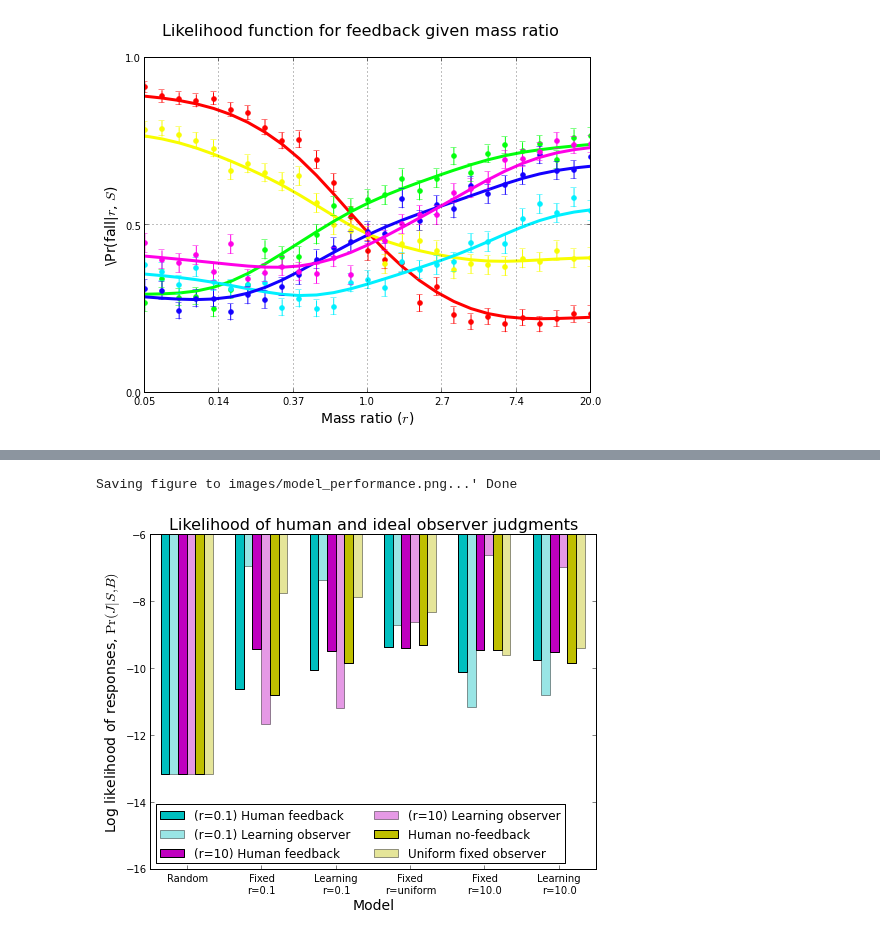
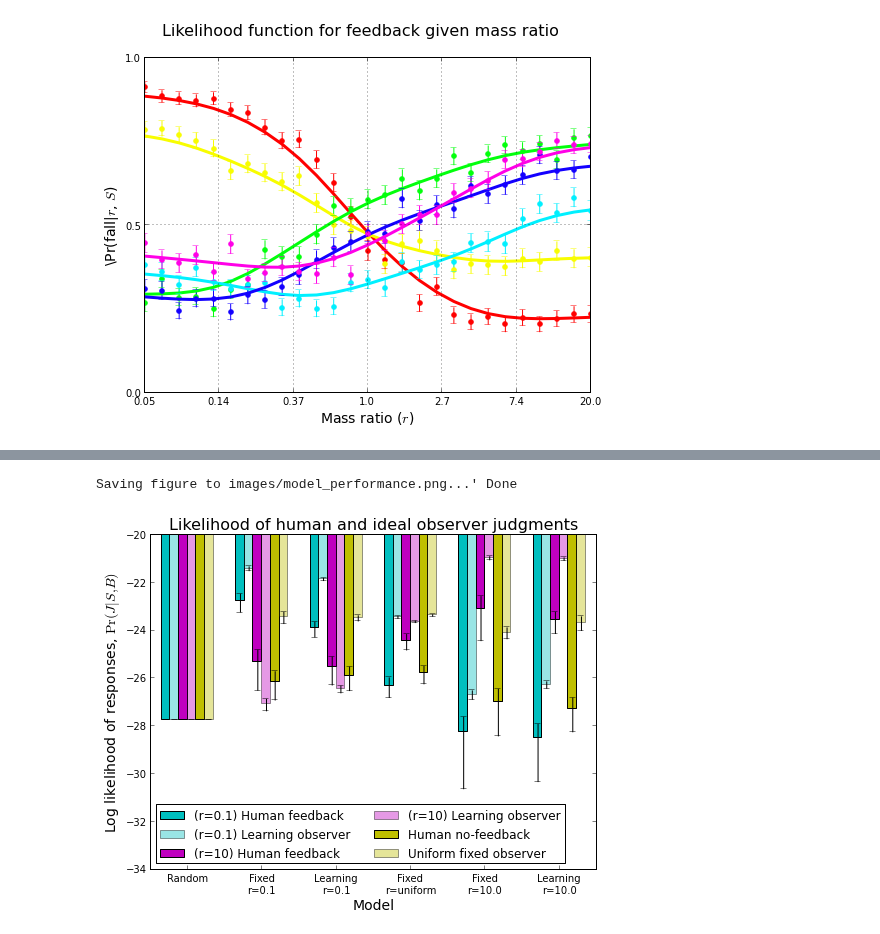
Before and after one commit to berkeley-cocosci/mass-inference, a Jupyter notebook: analysis/learning-analysis.ipynb, the cells around one changed output, grey strips where cells are left out. Saved outputs shown, nothing was run; the diff lists cells and outputs as text; code cells hidden in the pictures.

```diff
--- a/analysis/learning-analysis.ipynb
+++ b/analysis/learning-analysis.ipynb
@@ -238,11 +221,17 @@ def CI(data):
 	assert len(shape) == 2
 	info = []
 	for i in xrange(shape[1]):
-	    if data[cond][:, i].shape == (1,):
-		mean = lower = upper = data[cond][:, i][0]
+	    shape = data[cond][:, i].shape
+	    if shape == (1,):
+		mean = lower = upper = np.log(data[cond][:, i][0])
 	    else:
-		mean, (lower, upper) = bmvs(data[cond][:, i])[0]
-		mean = lower = upper = np.sum(data[cond][:, i])
+		#mean, (lower, upper) = bmvs(data[cond][:, i])[0]
+		mean = np.mean(data[cond][:, i])
+		sem = scipy.stats.sem(data[cond][:, i])
+		lower = np.log(mean - sem)
+		upper = np.log(mean + sem)
+		mean = np.log(mean)
+		# mean = lower = upper = np.sum(data[cond][:, i])
 	    info.append([mean, lower, upper])
 	stats.append(info)
     stats = np.swapaxes(np.array(stats), 0, 1)
@@ -254,7 +243,7 @@ ir01 = list(kappas).index(-1.0)
 reload(lat)
 
 # random model
-model_random = CI(lat.random_model_lh(conds, n_trial))
+model_random, = CI(lat.random_model_lh(conds, n_trial))
 # %%
 reload(lat)
 
@@ -276,20 +265,20 @@ model_learn01, model_learn10 = CI(lat.block_lh(
     experiment, feedback[[ir01, ir10]], ipe_samps, None, kappas, f_smooth=f_smooth))
 # %%
 # all the models
-models = np.array([
-    model_random,
-    model_true01,
-    model_learn01,
-    model_uniform,
-    model_true10,
-    model_learn10
-    ]).T
+models = np.concatenate([
+    model_random[None],
+    model_true01[None],
+    model_learn01[None],
+    model_uniform[None],
+    model_true10[None],
+    model_learn10[None]
+    ], axis=0).T
 # %%
 reload(lat)
 theta = np.log(np.eye(n_kappas))
 fb = np.empty((n_kappas, n_trial))*np.nan
 
-mean, upper, lower = CI(lat.block_lh(
+mean, lower, upper = CI(lat.block_lh(
     experiment, fb, ipe_samps, theta, kappas, f_smooth=f_smooth,
     f_average=False, f_round=False)).T
 # sums, = CI(lat.block_lh(
@@ -317,7 +306,7 @@ plt.xlabel("Fixed model mass ratio")
 plt.ylabel("Log likelihood of responses")
 plt.legend(loc=4, ncol=2, fontsize=12)
 plt.xlim(x[0], x[-1])
-#plt.ylim(-15, -6)
+plt.ylim(-34, -20)
 plt.title("Likelihood of responses under fixed models")
 fig.set_figwidth(8)
 fig.set_figheight(6)
@@ -330,7 +319,7 @@ Saving figure to images/fixed_model_performance.png...' Done
 # plot model performance
 x0 = np.arange(models.shape[2])
 height = models[0]
-#err = np.abs(models[[0]] - models[1:])
+err = np.abs(models[[0]] - models[1:])
 width = 0.7 / n_cond
 fig = plt.figure(4)
 plt.clf()
@@ -340,36 +329,36 @@ for cidx, cond in enumerate(conds):
     if cond.startswith("MO"):
 	alpha = 0.4
     else:
 	alpha = 1.0
     x = x0 + width*(cidx-(n_cond/2.)) + (width/2.)
-    plt.bar(x, height[cidx], #yerr=err[:, cidx],
+    plt.bar(x, height[cidx], yerr=err[:, cidx],
 	    color=color,
 	    ecolor='k', align='center', width=width,
 	    label=cond_labels[cond], alpha=alpha)
 
 plt.xticks(x0, [
     "Random",
     "Fixed\nr=0.1",
     "Learning\nr=0.1",
     "Fixed\nr=uniform",
     "Fixed\nr=10.0",
     "Learning\nr=10.0"
     ])
 #plt.ylim(int(np.min(height-err))-1, int(np.max(height))+1)
-plt.ylim(-16, -6)
+plt.ylim(-34, -20)
 plt.xlim(x0.min()-0.5, x0.max()+0.5)
 plt.legend(loc=0, ncol=2, fontsize=12)
 plt.xlabel("Model", fontsize=14)
 plt.ylabel("Log likelihood of responses, $\Pr(J|S,B)$", fontsize=14)
 plt.title("Likelihood of human and ideal observer judgments", fontsize=16)
 
 fig.set_figwidth(8)
 fig.set_figheight(6)
 
 lat.save("images/model_performance.png", close=False)
 # %% [output]
 Saving figure to images/model_performance.png...' Done
-[figure, old version]
+[figure, new version]
 # %%
 
 # what I really want is not to evaluate it like this... but to
```
Also changed, not shown: parts of 10 cells of this notebook, 3 other files.
